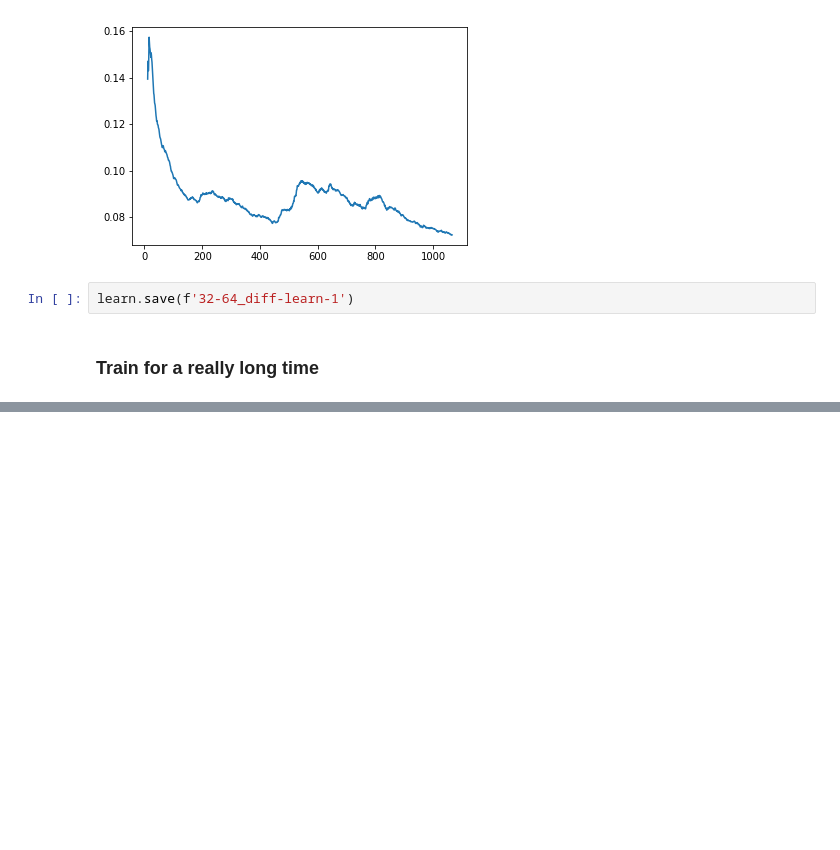
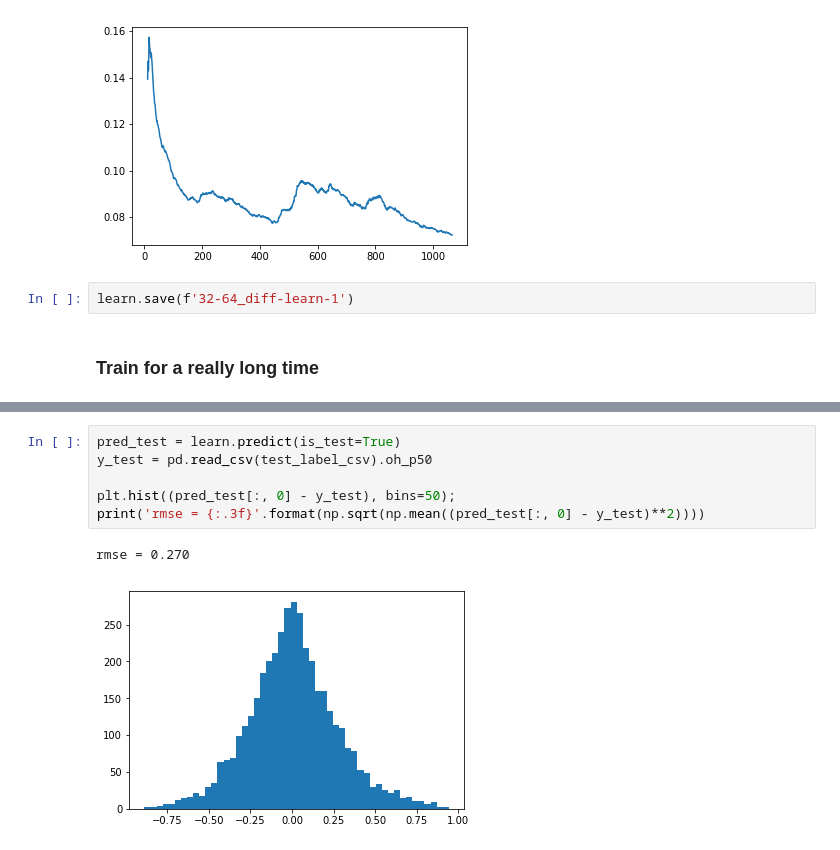
Before and after one commit to jwuphysics/galaxy-cnns, a Jupyter notebook: notebook/Fitting oxygen abundance.ipynb, the cells around one changed output, grey strips where cells are left out. Cells and saved outputs as stored; diff of their text form; blank space fills up the shorter version.

```diff
--- a/notebook/Fitting oxygen abundance.ipynb
+++ b/notebook/Fitting oxygen abundance.ipynb
@@ -442,0 +479,9 @@ learn.fit(lrs, n_cycle=5, cycle_len=2, cycle_mult=3)
+# %%
+pred_test = learn.predict(is_test=True)
+y_test = pd.read_csv(test_label_csv).oh_p50
+
+plt.hist((pred_test[:, 0] - y_test), bins=50);
+print('rmse = {:.3f}'.format(np.sqrt(np.mean((pred_test[:, 0] - y_test)**2))))
+# %% [output]
+rmse = 0.270
+[figure, added]
```
Also changed, not shown: parts of 27 cells of this notebook.
